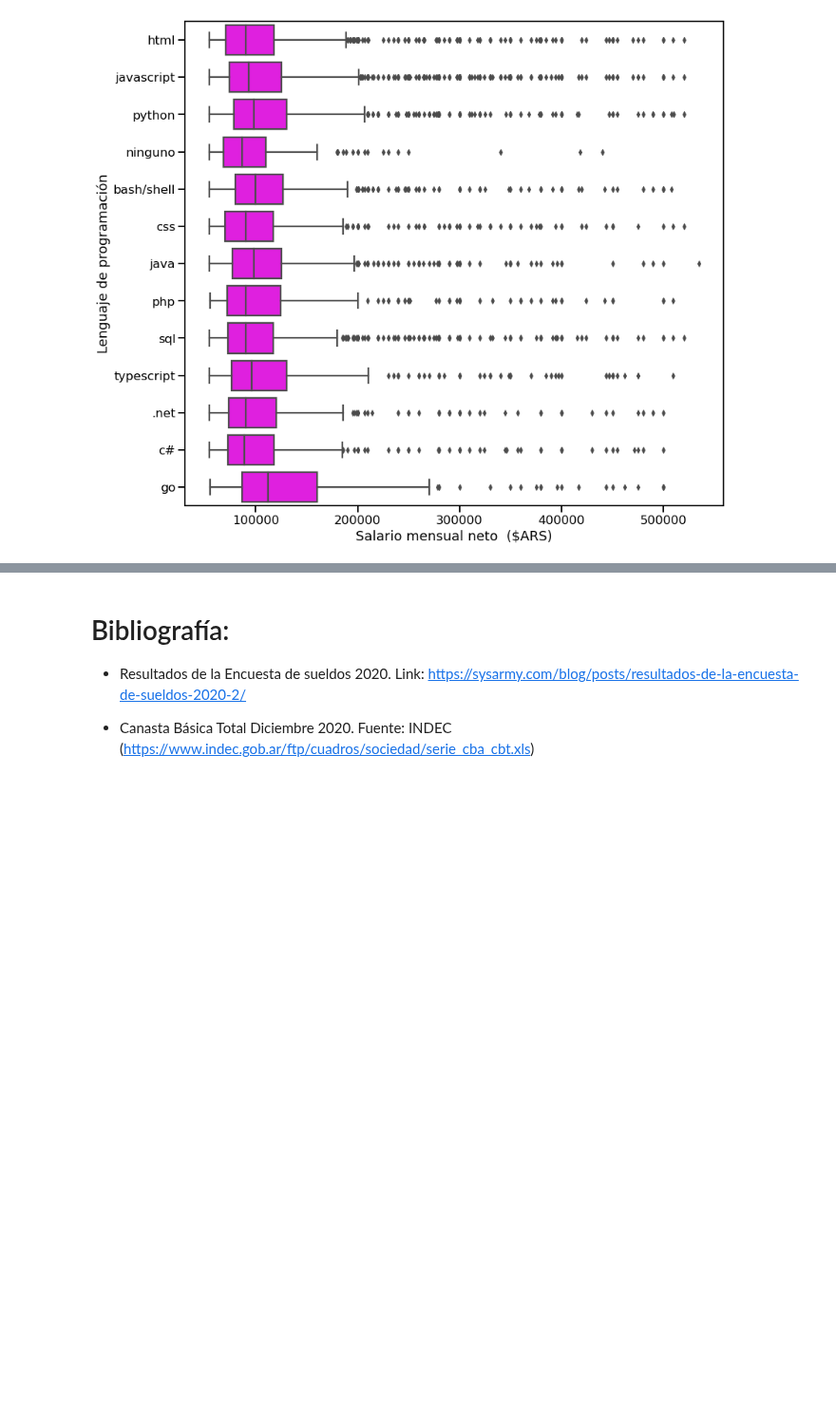
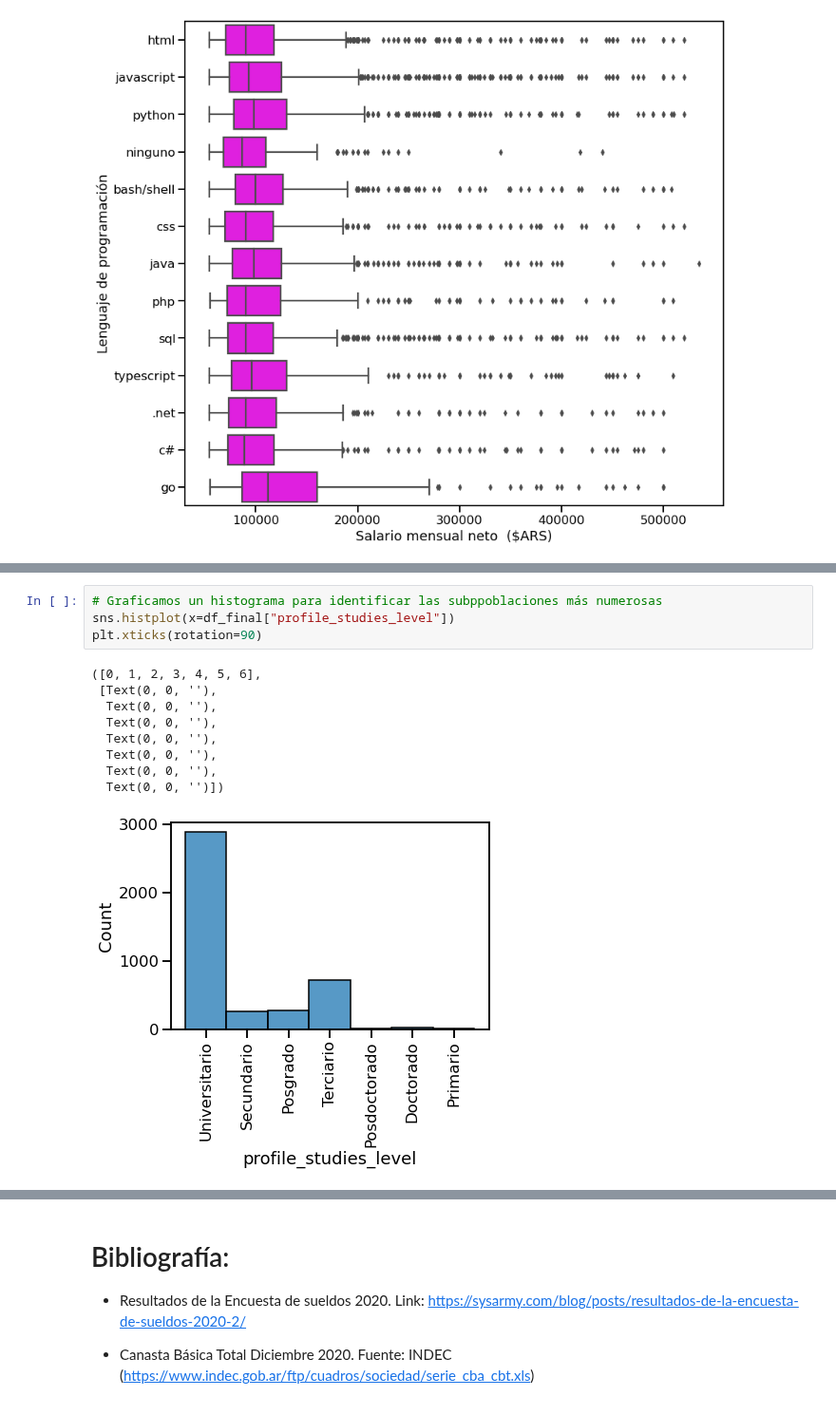
Before and after one commit to pablonicolasr/diplodatos-ayvd-2022-grupo32, a Jupyter notebook: BorradorPráctico1.ipynb, the cells around one changed output, grey strips where cells are left out. Shown at 95% size. Drawn from its saved outputs; the diff is of its cells as text; blank space fills up the shorter version.

```diff
--- a/BorradorPráctico1.ipynb
+++ b/BorradorPráctico1.ipynb
@@ -434,3 +451,17 @@ Separe la población según el nivel de estudio (elija dos subpoblaciones numero
 ¿Qué analizaría al respecto?
 
 Calcule medidas de centralización y dispersión para cada subpoblación
+# %%
+# Graficamos un histograma para identificar las subppoblaciones más numerosas
+sns.histplot(x=df_final["profile_studies_level"])
+plt.xticks(rotation=90)
+# %% [output]
+([0, 1, 2, 3, 4, 5, 6],
+ [Text(0, 0, ''),
+  Text(0, 0, ''),
+  Text(0, 0, ''),
+  Text(0, 0, ''),
+  Text(0, 0, ''),
+  Text(0, 0, ''),
+  Text(0, 0, '')])
+[figure, added]
```
Also changed, not shown: parts of 22 cells of this notebook.
